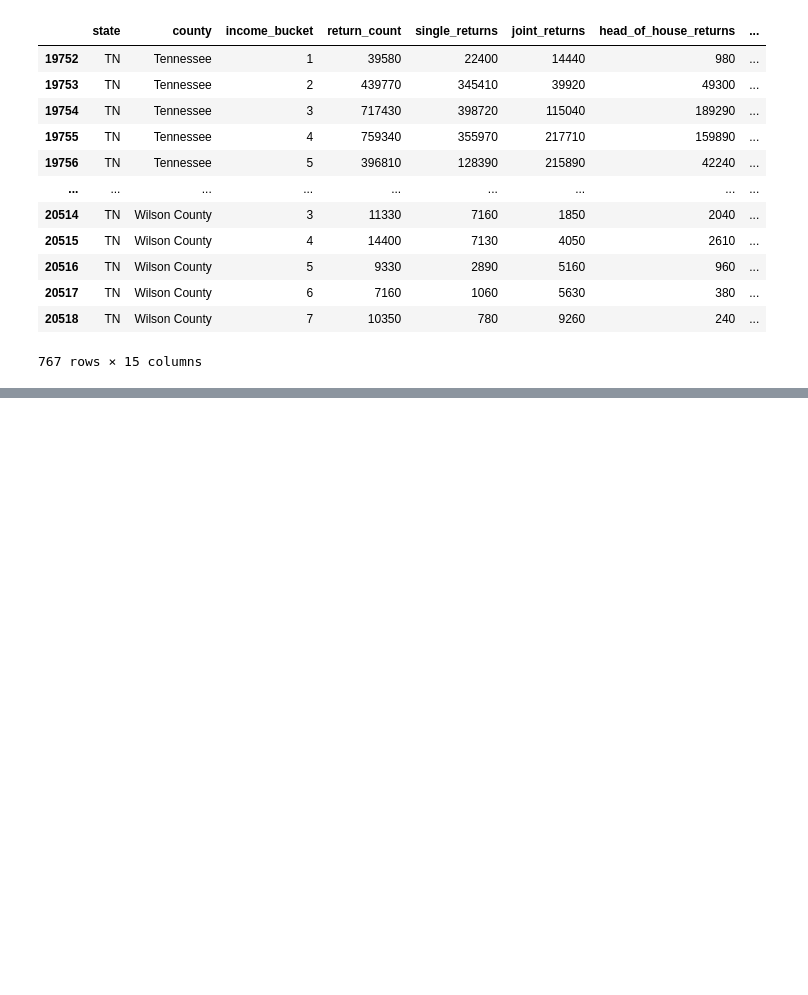
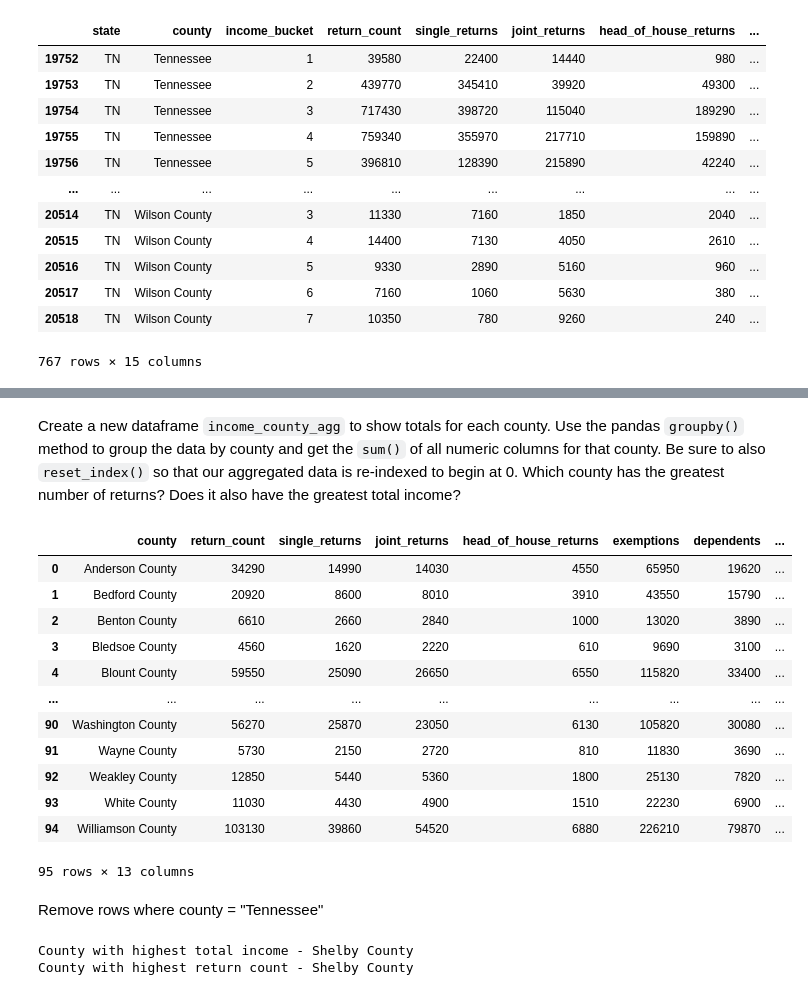
Before and after one commit to conradbn/data-science-essentials-3, a Jupyter notebook: notebooks/week_one_Assignment.ipynb, the cells around one changed output, grey strips where cells are left out. Drawn from its saved outputs; the diff is of its cells as text; code cells hidden in the pictures; blank space fills up the shorter version.

```diff
--- a/notebooks/week_one_Assignment.ipynb
+++ b/notebooks/week_one_Assignment.ipynb
@@ -232,0 +289,10 @@ income_df_TN_red.head(-1)
+# %%
+income_dict = {1:'Under $1',
+               2:'Between 1 and $10,000',
+               3:'Between 10,000 and $25,000',
+               4:'Between 25,000 and $50,000',
+               5:'Between 50,000 and $75,000',
+               6:'Between 75,000 and $100,000',
+               7:'Between 100,000 and $200,000',
+               8:'$200,000 or more'}
+income_df_TN_red.income_bucket.value_counts()
@@ -232,0 +311,2 @@ income_df_TN_red.head(-1)
+# %%
+income_df_TN_red.income_bucket = income_df_TN_red.income_bucket.replace(income_dict)
@@ -232,0 +325,22 @@ income_df_TN_red.head(-1)
+# %% [markdown]
+Create a new dataframe `income_county_agg` to show totals for each county. Use the pandas `groupby()` method to group the data by county and get the `sum()` of all numeric columns for that county. Be sure to also `reset_index()` so that our aggregated data is re-indexed to begin at 0. Which county has the greatest number of returns? Does it also have the greatest total income?
+# %%
+income_count_agg = income_df_TN_red.groupby('county').sum()
+income_count_agg = income_count_agg.reset_index()
+income_count_agg.head(-1)
+# %% [output]
+|  | county | return_count | single_returns | joint_returns | head_of_house_returns | exemptions | dependents | ... |
+| 0 | Anderson County | 34290 | 14990 | 14030 | 4550 | 65950 | 19620 | ... |
+| 1 | Bedford County | 20920 | 8600 | 8010 | 3910 | 43550 | 15790 | ... |
+| 2 | Benton County | 6610 | 2660 | 2840 | 1000 | 13020 | 3890 | ... |
+| 3 | Bledsoe County | 4560 | 1620 | 2220 | 610 | 9690 | 3100 | ... |
+| 4 | Blount County | 59550 | 25090 | 26650 | 6550 | 115820 | 33400 | ... |
+| ... | ... | ... | ... | ... | ... | ... | ... | ... |
+| 90 | Washington County | 56270 | 25870 | 23050 | 6130 | 105820 | 30080 | ... |
+| 91 | Wayne County | 5730 | 2150 | 2720 | 810 | 11830 | 3690 | ... |
+| 92 | Weakley County | 12850 | 5440 | 5360 | 1800 | 25130 | 7820 | ... |
+| 93 | White County | 11030 | 4430 | 4900 | 1510 | 22230 | 6900 | ... |
+| 94 | Williamson County | 103130 | 39860 | 54520 | 6880 | 226210 | 79870 | ... |
+95 rows × 13 columns
+# %% [markdown]
+Remove rows where county = "Tennessee"
@@ -232,0 +350,6 @@ income_df_TN_red.head(-1)
+# %%
+print('County with highest total income - ' + income_count_agg_rmTN.county[income_count_agg_rmTN.total_inc_amt.idxmax()])
+print('County with highest return count - ' + income_count_agg_rmTN.county[income_count_agg_rmTN.return_count.idxmax()])
+# %% [output]
+County with highest total income - Shelby County
+County with highest return count - Shelby County
```
Also changed, not shown: parts of 16 cells of this notebook.
